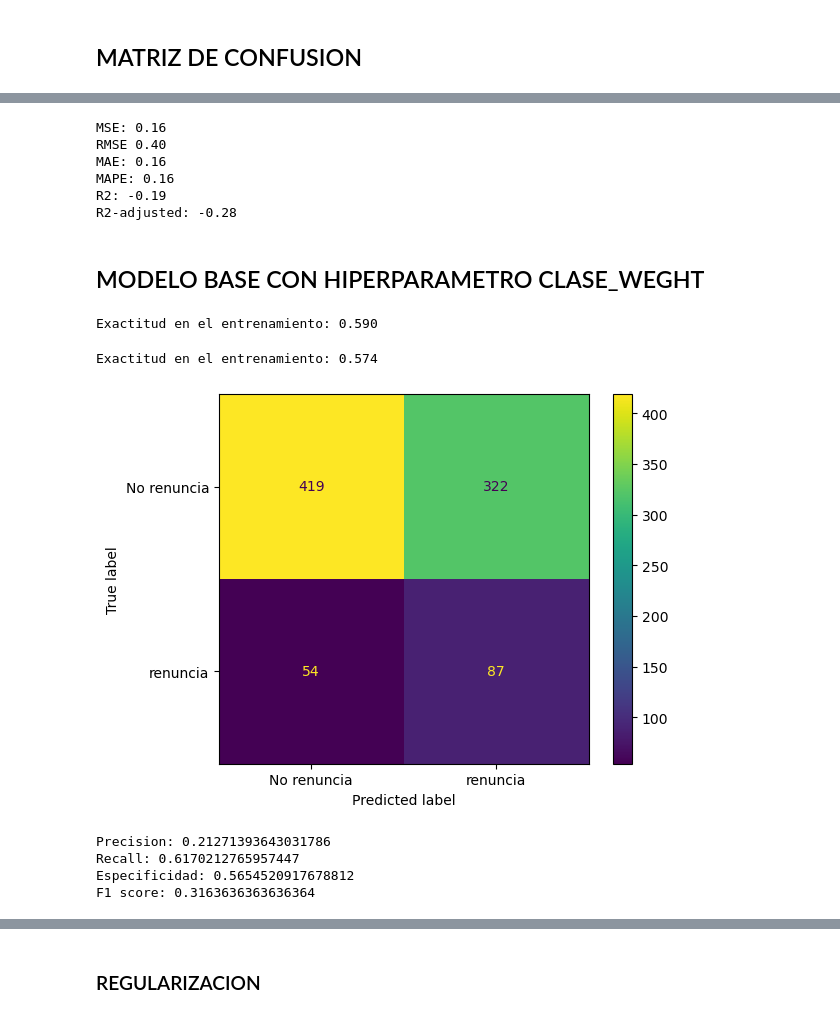
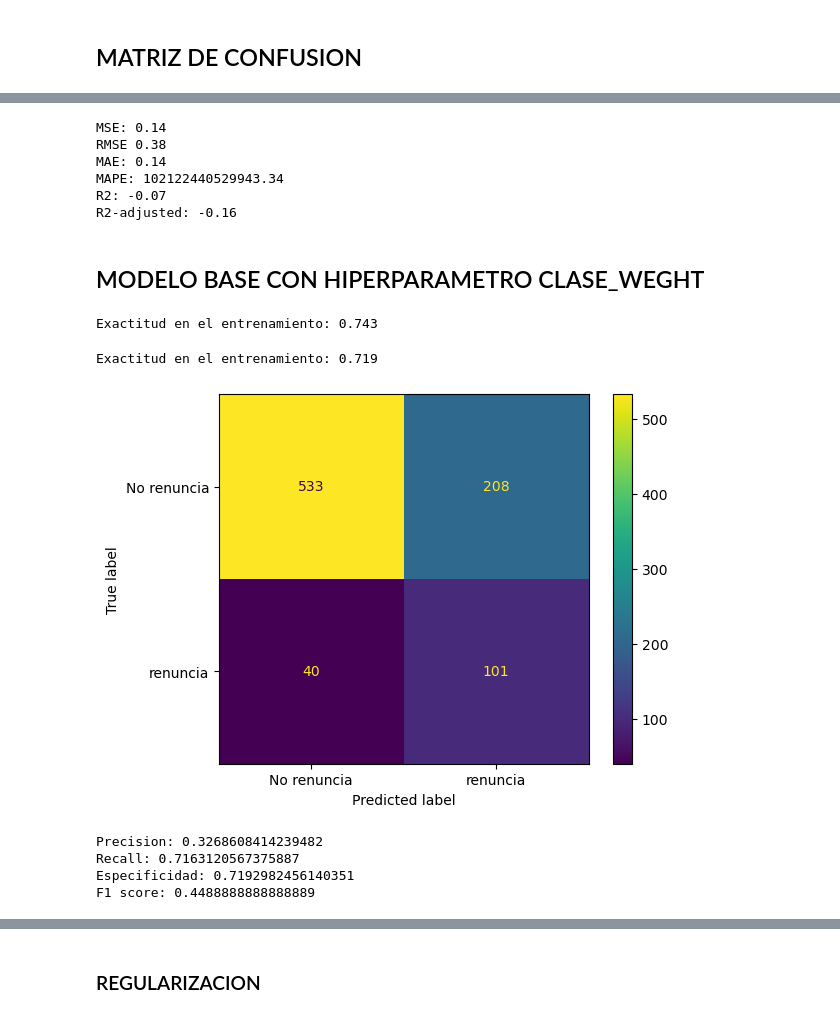
Before and after one commit to CamiloLoaiza12/Analitica2_trabajo1, a Jupyter notebook: Entrega_1_analitica_de_datos_2.ipynb, the cells around one changed output, grey strips where cells are left out. Drawn from its saved outputs; the diff is of its cells as text; code cells hidden in the pictures.

```diff
--- a/Entrega_1_analitica_de_datos_2.ipynb
+++ b/Entrega_1_analitica_de_datos_2.ipynb
@@ -1128,10 +1122,10 @@ from sklearn.metrics import accuracy_score
 modelo = LogisticRegression()
 
 # Ajustar el modelo a los datos
-modelo.fit(X_train, y_train)
+modelo.fit(X_train_std, y_train)
 
 # Desempeño en el entrenamiento
-y_train_pred = modelo.predict(X_train)
+y_train_pred = modelo.predict(X_train_std)
 
 print('Exactitud en el entrenamiento: %.3f'  %accuracy_score(y_train, y_train_pred) )
 # %% [output]
@@ -1187,49 +1181,52 @@ print("R2: %.2f" % r2_score(y_test, y_pred))
 
 # R2 ajustado
 r2 = r2_score(y_test, y_pred)
-adj_r2 = 1 - (1-r2)*(len(y_test)-1)/(len(y_test)-X_test.shape[1]-1)
+adj_r2 = 1 - (1-r2)*(len(y_test)-1)/(len(y_test)-X_test_std.shape[1]-1)
 print("R2-adjusted: %.2f" % adj_r2)
 # %% [output]
-MSE: 0.16
-RMSE 0.40
-MAE: 0.16
-MAPE: 0.16
-R2: -0.19
-R2-adjusted: -0.28
+MSE: 0.14
+RMSE 0.38
+MAE: 0.14
+MAPE: 102122440529943.34
+R2: -0.07
+R2-adjusted: -0.16
 # %%
 #El modelo es peor que predecir la media, no esta aprendiendo de los datos
 # %% [markdown]
 ## MODELO BASE CON HIPERPARAMETRO CLASE_WEGHT
 # %%
+from sklearn.metrics import accuracy_score
+X_train_std1=X_train_std.copy()
+X_test_std1=X_test_std.copy()
 # Entrenamiento del modelo
-modelo = LogisticRegression(class_weight="balanced")
+modelo1 = LogisticRegression(class_weight="balanced",random_state=142)
 
 # Ajustar el modelo a los datos
-modelo.fit(X_train, y_train)
+modelo1.fit(X_train_std1, y_train)
 
 # Desempeño en el entrenamiento
-y_train_pred = modelo.predict(X_train)
+y_train_pred1 = modelo1.predict(X_train_std1)
 
-print('Exactitud en el entrenamiento: %.3f'  %accuracy_score(y_train, y_train_pred) )
+print('Exactitud en el entrenamiento: %.3f'  %accuracy_score(y_train, y_train_pred1) )
 # %% [output]
-Exactitud en el entrenamiento: 0.590
+Exactitud en el entrenamiento: 0.743
 # %%
-y_pred = modelo.predict(X_test)
+y_pred1 = modelo1.predict(X_test_std1)
 
 # Exactitud en el conjunto de validación
-print('Exactitud en el entrenamiento: %.3f'  %accuracy_score(y_test, y_pred))
+print('Exactitud en el entrenamiento: %.3f'  %accuracy_score(y_test, y_pred1))
 # %% [output]
-Exactitud en el entrenamiento: 0.574
+Exactitud en el entrenamiento: 0.719
 # %%
 from sklearn.metrics import confusion_matrix, ConfusionMatrixDisplay
-matriz= confusion_matrix(y_test, y_pred)
-matriz_display = ConfusionMatrixDisplay(confusion_matrix=matriz, display_labels=['No renuncia', 'renuncia'])
-matriz_display.plot()
+matriz1= confusion_matrix(y_test, y_pred1)
+matriz_display1 = ConfusionMatrixDisplay(confusion_matrix=matriz1, display_labels=['No renuncia', 'renuncia'])
+matriz_display1.plot()
 plt.show()
 # %% [output]
-[figure, old version]
+[figure, new version]
 # %%
-tn, fp, fn, tp = matriz.ravel()
+tn, fp, fn, tp = matriz1.ravel()
 
 precision = tp / (tp + fp)
 recall = tp / (tp + fn)
@@ -1241,9 +1238,9 @@ print(f'Recall: {recall}')
 print(f'Especificidad: {especificidad}')
 print(f'F1 score: {f1_score}')
 # %% [output]
-Precision: 0.21271393643031786
-Recall: 0.6170212765957447
-Especificidad: 0.5654520917678812
-F1 score: 0.3163636363636364
+Precision: 0.3268608414239482
+Recall: 0.7163120567375887
+Especificidad: 0.7192982456140351
+F1 score: 0.4488888888888889
 # %%
 # Metricas
```
Also changed, not shown: parts of 8 cells of this notebook.
